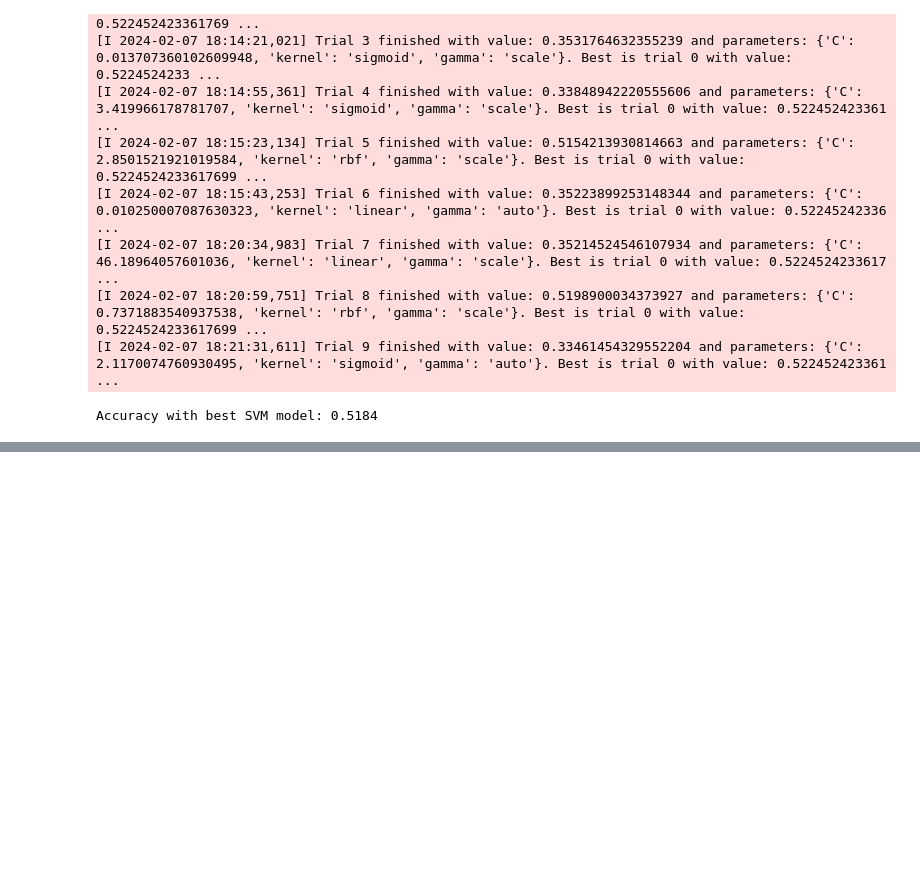
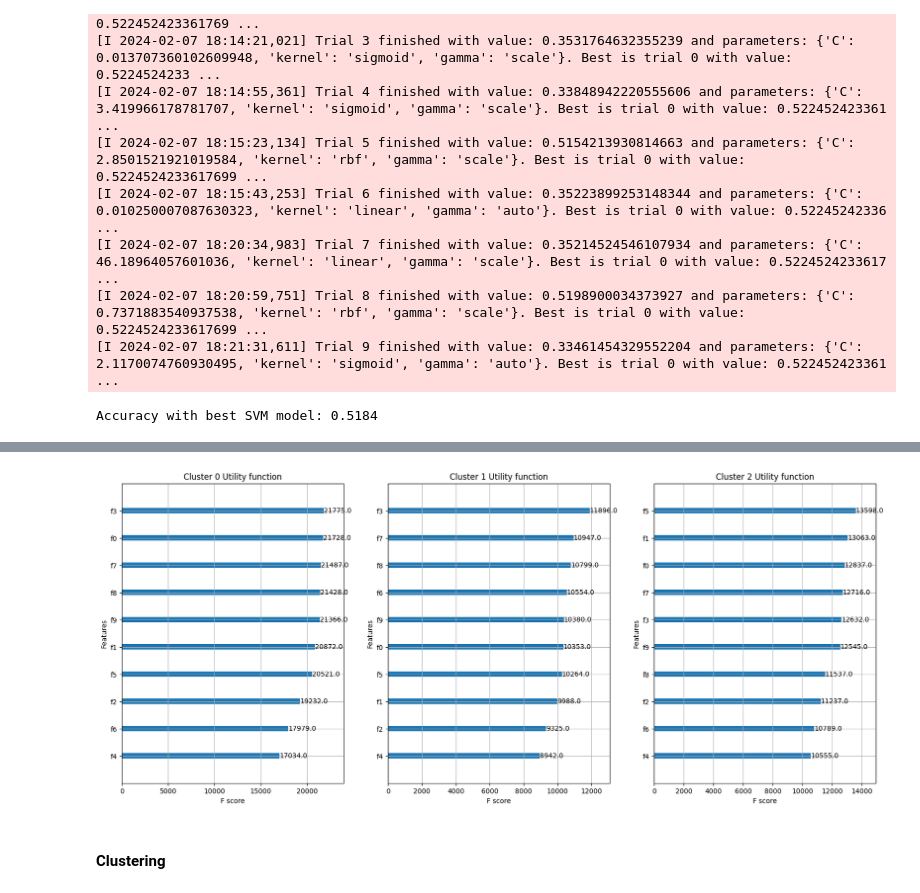
Before and after one commit to joaopvolpi/cs-sdp-2023-24, a Jupyter notebook: notebooks/example.ipynb, the cells around one changed output, grey strips where cells are left out. Saved outputs shown, nothing was run; the diff lists cells and outputs as text; code cells hidden in the pictures; blank space fills up the shorter version.

```diff
--- a/notebooks/example.ipynb
+++ b/notebooks/example.ipynb
@@ -876,0 +1389,3 @@ Accuracy with best SVM model: 0.5184
+# %%
+for cluster, model in best_xgboost_models.items():
+    model.save_model(f"../models/xgboost_model_{cluster}.json")
@@ -876,0 +1397,13 @@ Accuracy with best SVM model: 0.5184
+# %%
+fig, axs = plt.subplots(1, 3, figsize=(20, 8))  # Create a figure with 3 subplots
+
+# Plot the feature importance for each model
+for i, (model_name, model) in enumerate(best_xgboost_models.items()):
+    xgb.plot_importance(model, ax=axs[i])
+    axs[i].set_title(f'Cluster {model_name} Utility function')  # Set the title for the subplot
+
+plt.show()
+# %% [output]
+[figure, added]
+# %% [markdown]
+#### Clustering
```
Also changed, not shown: parts of 26 cells of this notebook, 4 other files.
